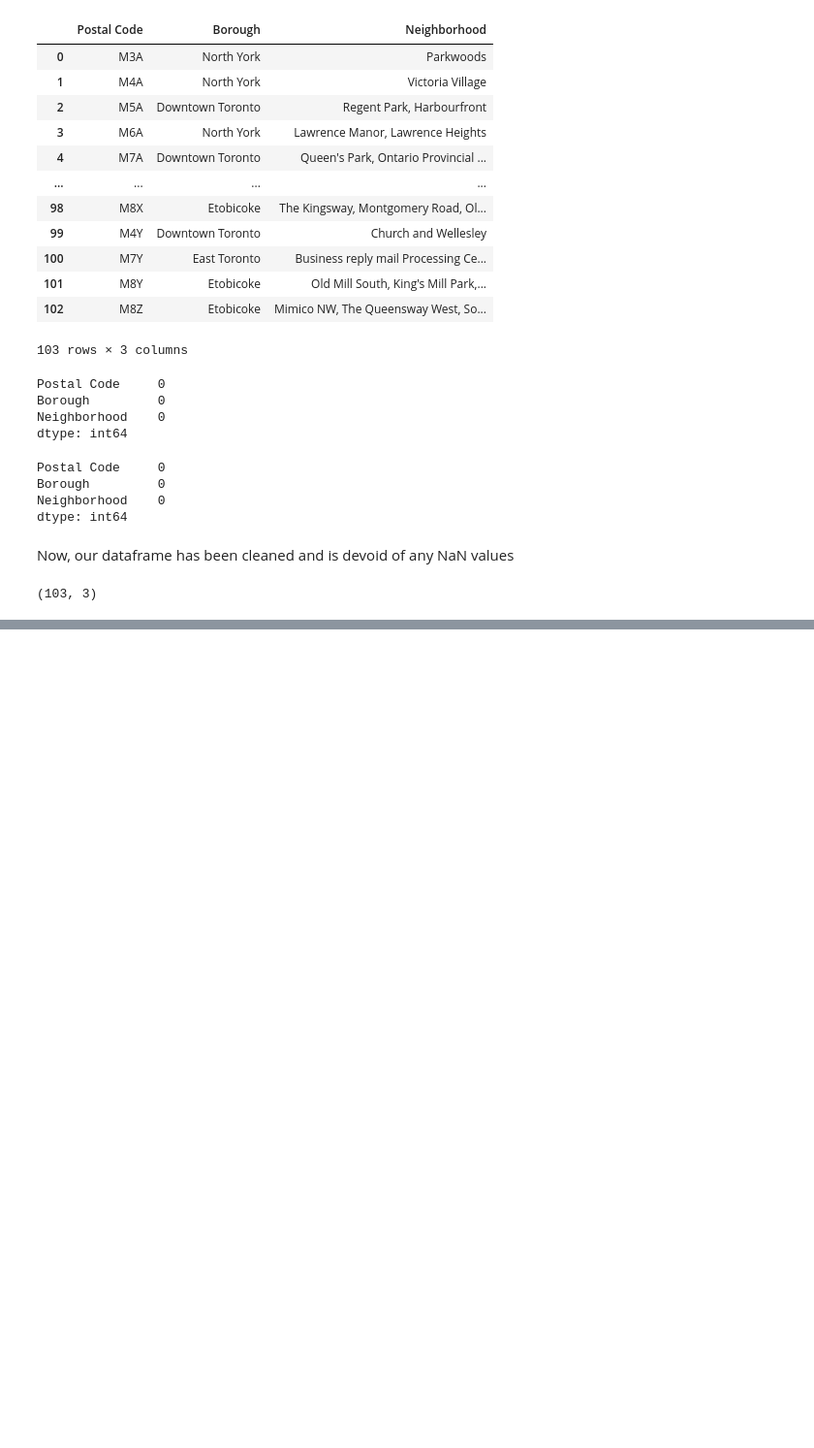
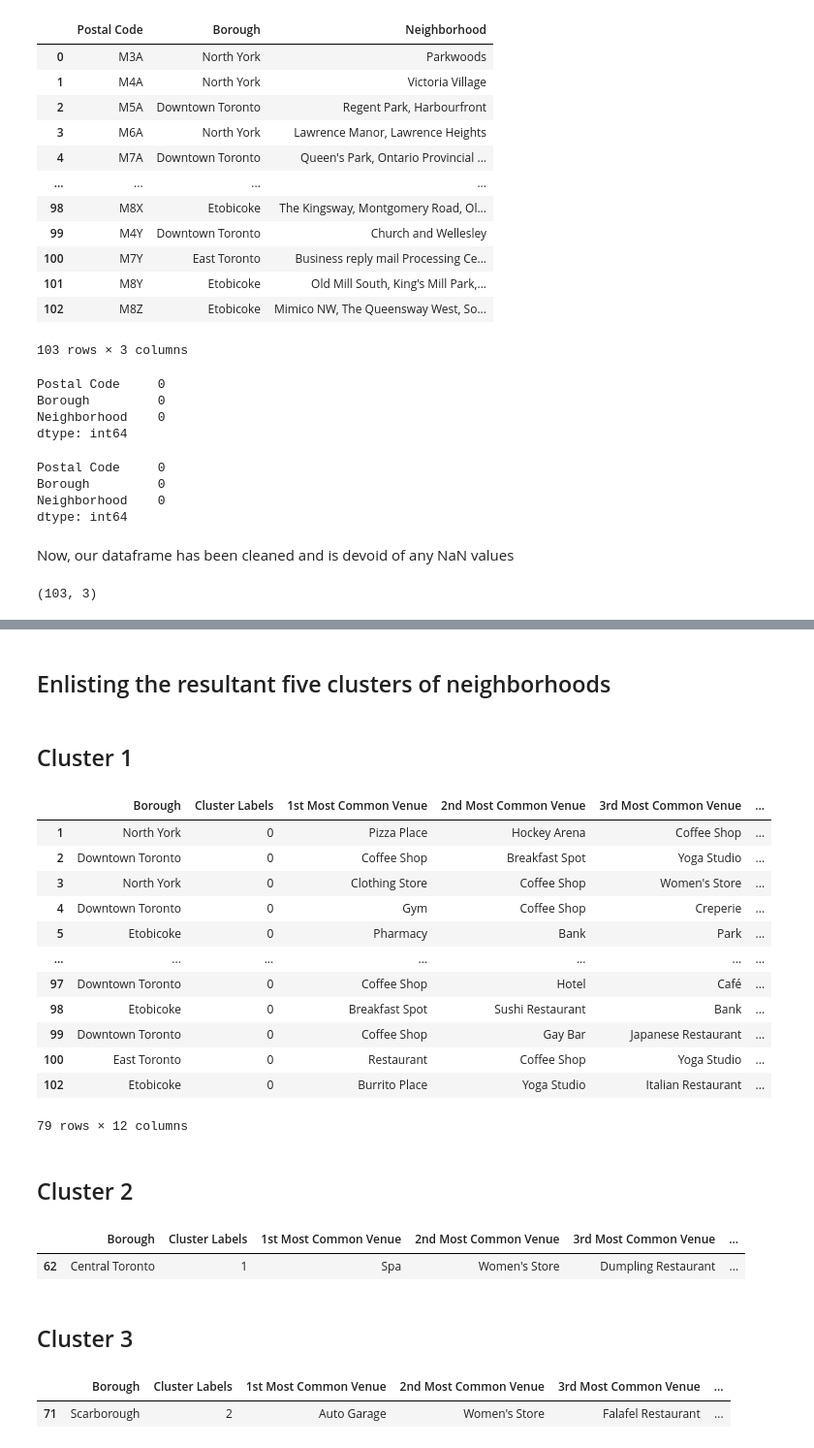
Before and after one commit to Sachin-Shankel/Coursera_Capstone, a Jupyter notebook: Capstone Project - Toronto Neighborhood Analysis.ipynb, the cells around one changed output, grey strips where cells are left out. Shown at 97% size. Cells and saved outputs as stored; diff of their text form; code cells hidden in the pictures; blank space fills up the shorter version.

```diff
--- a/Capstone Project - Toronto Neighborhood Analysis.ipynb
+++ b/Capstone Project - Toronto Neighborhood Analysis.ipynb
@@ -88,0 +463,34 @@ df.shape
+# %% [markdown]
+## Enlisting the resultant five clusters of neighborhoods
+# %% [markdown]
+## Cluster 1
+# %%
+toronto_merged.loc[toronto_merged['Cluster Labels'] == 0, toronto_merged.columns[[1] + list(range(5, toronto_merged.shape[1]))]]
+# %% [output]
+|  | Borough | Cluster Labels | 1st Most Common Venue | 2nd Most Common Venue | 3rd Most Common Venue | ... |
+| 1 | North York | 0 | Pizza Place | Hockey Arena | Coffee Shop | ... |
+| 2 | Downtown Toronto | 0 | Coffee Shop | Breakfast Spot | Yoga Studio | ... |
+| 3 | North York | 0 | Clothing Store | Coffee Shop | Women's Store | ... |
+| 4 | Downtown Toronto | 0 | Gym | Coffee Shop | Creperie | ... |
+| 5 | Etobicoke | 0 | Pharmacy | Bank | Park | ... |
+| ... | ... | ... | ... | ... | ... | ... |
+| 97 | Downtown Toronto | 0 | Coffee Shop | Hotel | Café | ... |
+| 98 | Etobicoke | 0 | Breakfast Spot | Sushi Restaurant | Bank | ... |
+| 99 | Downtown Toronto | 0 | Coffee Shop | Gay Bar | Japanese Restaurant | ... |
+| 100 | East Toronto | 0 | Restaurant | Coffee Shop | Yoga Studio | ... |
+| 102 | Etobicoke | 0 | Burrito Place | Yoga Studio | Italian Restaurant | ... |
+79 rows × 12 columns
+# %% [markdown]
+## Cluster 2
+# %%
+toronto_merged.loc[toronto_merged['Cluster Labels'] == 1, toronto_merged.columns[[1] + list(range(5, toronto_merged.shape[1]))]]
+# %% [output]
+|  | Borough | Cluster Labels | 1st Most Common Venue | 2nd Most Common Venue | 3rd Most Common Venue | ... |
+| 62 | Central Toronto | 1 | Spa | Women's Store | Dumpling Restaurant | ... |
+# %% [markdown]
+## Cluster 3
+# %%
+toronto_merged.loc[toronto_merged['Cluster Labels'] == 2, toronto_merged.columns[[1] + list(range(5, toronto_merged.shape[1]))]]
+# %% [output]
+|  | Borough | Cluster Labels | 1st Most Common Venue | 2nd Most Common Venue | 3rd Most Common Venue | ... |
+| 71 | Scarborough | 2 | Auto Garage | Women's Store | Falafel Restaurant | ... |
```
Also changed, not shown: parts of 34 cells of this notebook.
